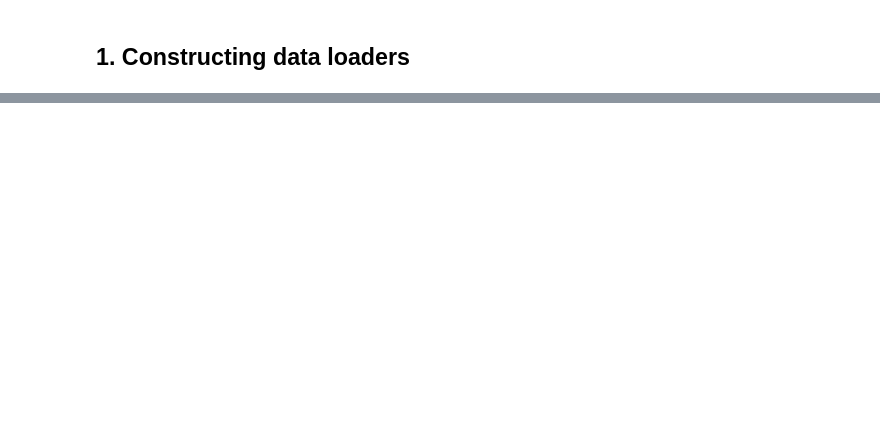
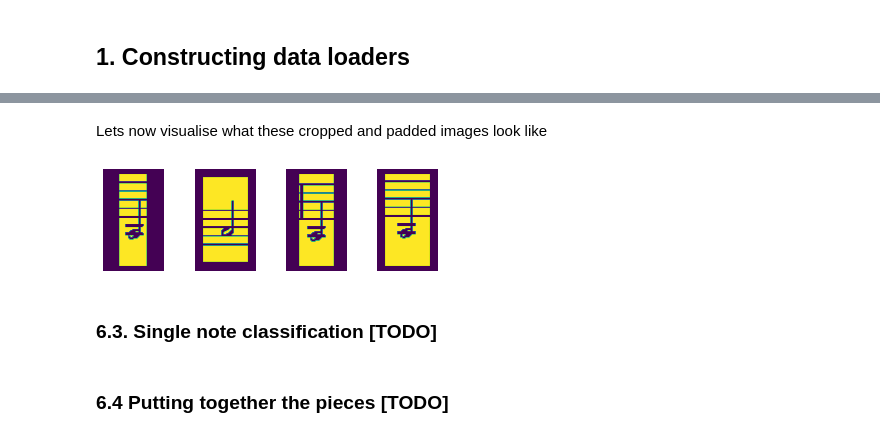
Before and after one commit to George-Holbrow-Wilshaw/Optical-Music-Recognition-Project, a Jupyter notebook: MultipleNoteDetection.ipynb, the cells around one changed output, grey strips where cells are left out. Saved outputs shown, nothing was run; the diff lists cells and outputs as text; code cells hidden in the pictures; blank space fills up the shorter version.

```diff
--- a/MultipleNoteDetection.ipynb
+++ b/MultipleNoteDetection.ipynb
@@ -193,0 +464,41 @@ torch.Size([285])
+# %%
+def crop_to_bbox_and_pad(img, bbox):
+  x0, y0, x1, y1 = bbox
+
+  x0 = int(x0 * 0.98)
+  x1 = int(x1 * 1.02)
+  y0 = int(y0 * 0.96)
+  y1 = int(y1 * 1.02)
+
+  crop_img = img[:, y0:y1, x0:x1].permute(1, 2, 0)
+  crop_img = np.array(crop_img)
+  crop_img = cv2.cvtColor(crop_img, cv2.COLOR_RGB2GRAY)
+  ht, wd = crop_img.shape
+
+  ww = 60
+  hh = 100
+  color = 0
+  result = np.full((hh, ww), color, dtype=np.uint8)
+
+  # compute center offset
+  xx = (ww - wd) // 2
+  yy = (hh - ht) // 2
+
+  # copy img image into center of result image
+  result[yy:yy+ht, xx:xx+wd] = crop_img
+  result = cv2.resize(result, (60, 100))
+  return result
+# %% [markdown]
+Lets now visualise what these cropped and padded images look like
+# %%
+  idxs = [12, 16, 22, 28]
+
+  for i, idx in enumerate(idxs):
+    plt.subplot(1, 4, i + 1)
+    plt.axis('off')
+    plt.imshow(crop_to_bbox_and_pad(img, pred[0]['boxes'][idx]))
+    plt.subplots_adjust(wspace = 0.5)
+# %% [output]
+[figure, added]
+# %% [markdown]
+### 6.3. Single note classification [TODO]
@@ -193,0 +512,2 @@ torch.Size([285])
+# %% [markdown]
+### 6.4 Putting together the pieces [TODO]
```
Also changed, not shown: parts of 37 cells of this notebook, 10 other files.
